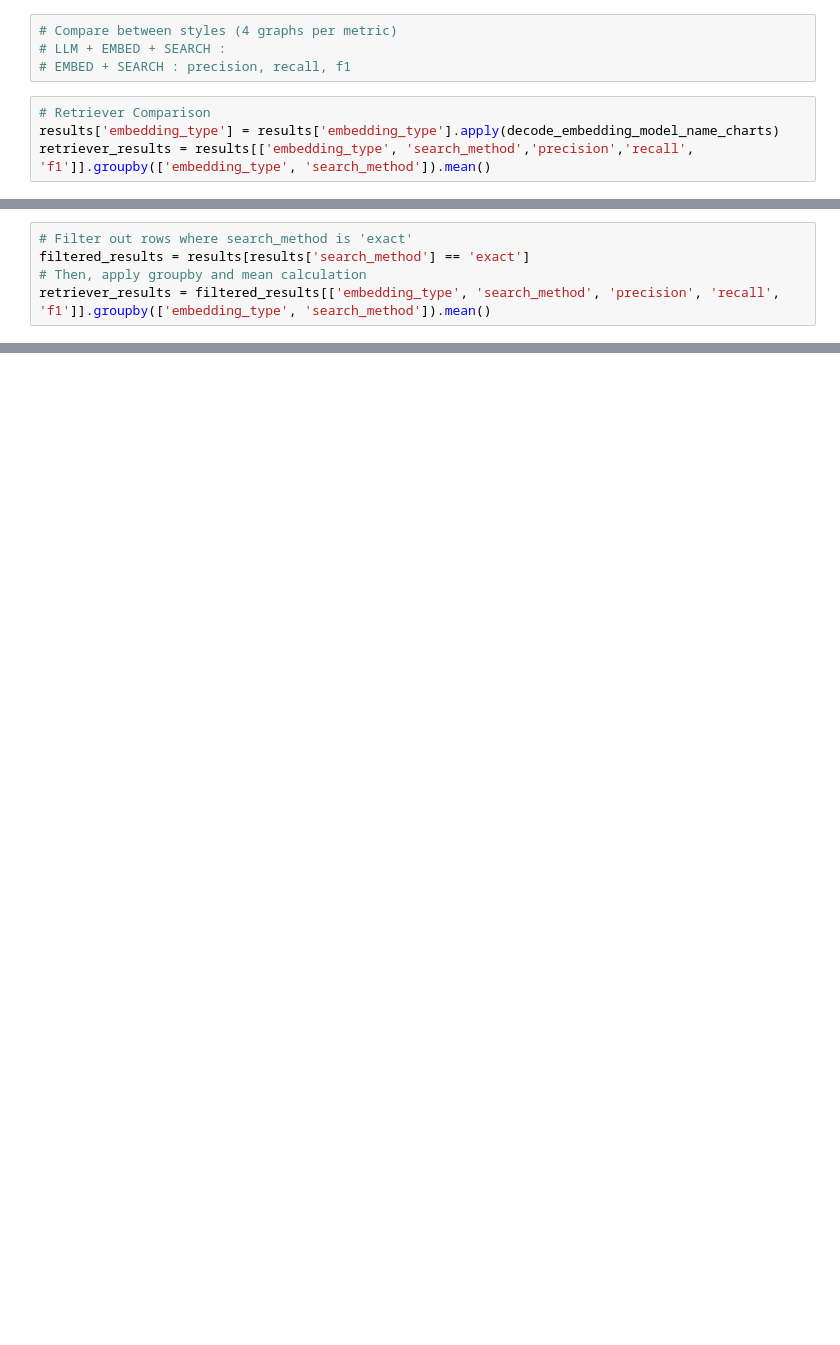
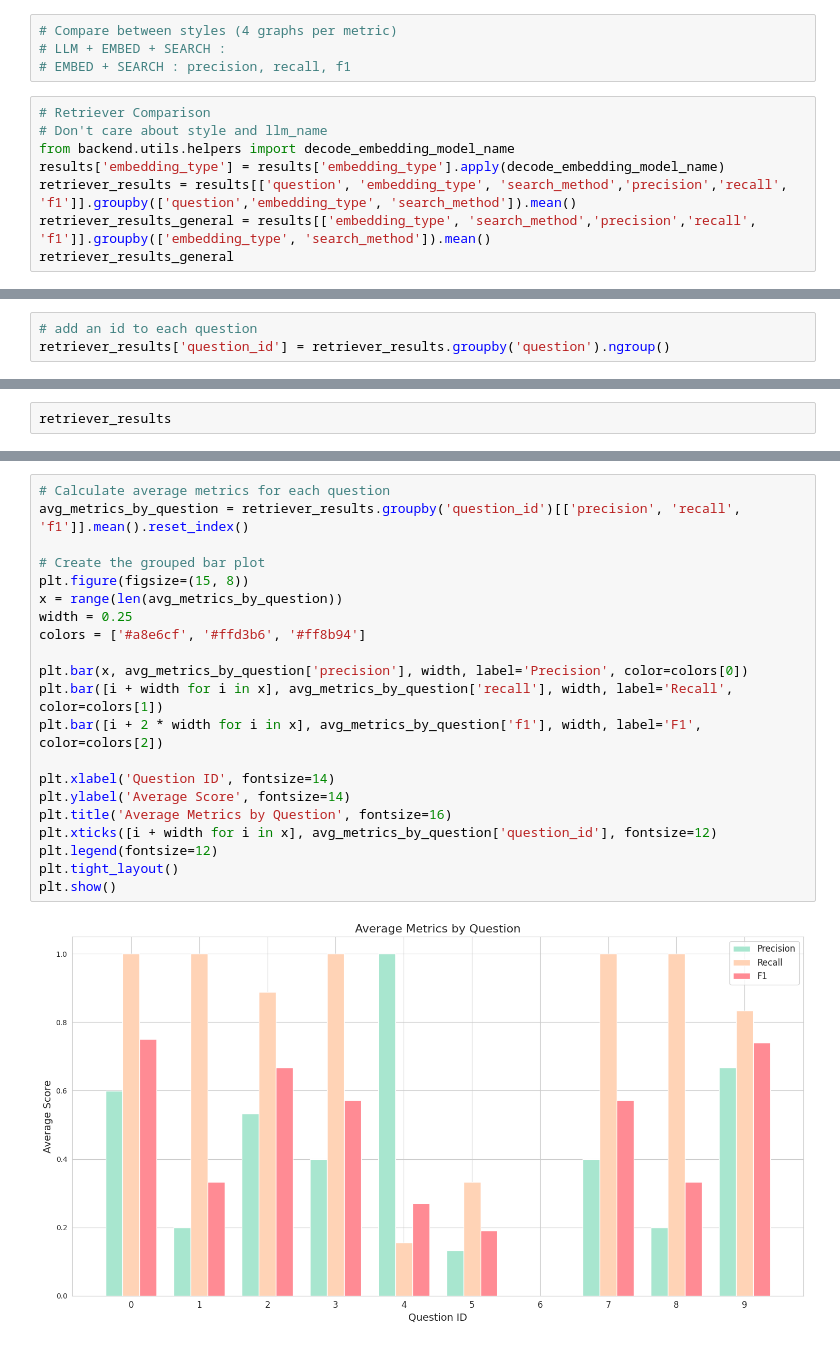
Before and after one commit to DanaMikulinsky/FinalProject, a Jupyter notebook: backend/evaluation/Graphs.ipynb, the cells around one changed output, grey strips where cells are left out. Drawn from its saved outputs; the diff is of its cells as text; blank space fills up the shorter version.

```diff
--- a/backend/evaluation/Graphs.ipynb
+++ b/backend/evaluation/Graphs.ipynb
@@ -16,5 +21,9 @@ results = results.drop(columns=["retriever_scores", "Unnamed: 14"])
 # EMBED + SEARCH : precision, recall, f1
 # %%
 # Retriever Comparison
-results['embedding_type'] = results['embedding_type'].apply(decode_embedding_model_name_charts)
-retriever_results = results[['embedding_type', 'search_method','precision','recall', 'f1']].groupby(['embedding_type', 'search_method']).mean()
+# Don't care about style and llm_name
+from backend.utils.helpers import decode_embedding_model_name
+results['embedding_type'] = results['embedding_type'].apply(decode_embedding_model_name)
+retriever_results = results[['question', 'embedding_type', 'search_method','precision','recall', 'f1']].groupby(['question','embedding_type', 'search_method']).mean()
+retriever_results_general = results[['embedding_type', 'search_method','precision','recall', 'f1']].groupby(['embedding_type', 'search_method']).mean()
+retriever_results_general
@@ -20,0 +39,3 @@ retriever_results = results[['embedding_type', 'search_method','precision','reca
+# %%
+# add an id to each question
+retriever_results['question_id'] = retriever_results.groupby('question').ngroup()
@@ -21,5 +44,2 @@ retriever_results = results[['embedding_type', 'search_method','precision','reca
 # %%
-# Filter out rows where search_method is 'exact'
-filtered_results = results[results['search_method'] == 'exact']
-# Then, apply groupby and mean calculation
-retriever_results = filtered_results[['embedding_type', 'search_method', 'precision', 'recall', 'f1']].groupby(['embedding_type', 'search_method']).mean()
+retriever_results
@@ -126,0 +65,23 @@ plt.show()
+# %%
+# Calculate average metrics for each question
+avg_metrics_by_question = retriever_results.groupby('question_id')[['precision', 'recall', 'f1']].mean().reset_index()
+
+# Create the grouped bar plot
+plt.figure(figsize=(15, 8))
+x = range(len(avg_metrics_by_question))
+width = 0.25
+colors = ['#a8e6cf', '#ffd3b6', '#ff8b94']
+
+plt.bar(x, avg_metrics_by_question['precision'], width, label='Precision', color=colors[0])
+plt.bar([i + width for i in x], avg_metrics_by_question['recall'], width, label='Recall', color=colors[1])
+plt.bar([i + 2 * width for i in x], avg_metrics_by_question['f1'], width, label='F1', color=colors[2])
+
+plt.xlabel('Question ID', fontsize=14)
+plt.ylabel('Average Score', fontsize=14)
+plt.title('Average Metrics by Question', fontsize=16)
+plt.xticks([i + width for i in x], avg_metrics_by_question['question_id'], fontsize=12)
+plt.legend(fontsize=12)
+plt.tight_layout()
+plt.show()
+# %% [output]
+[figure, added]
```
Also changed, not shown: parts of 13 cells of this notebook.
